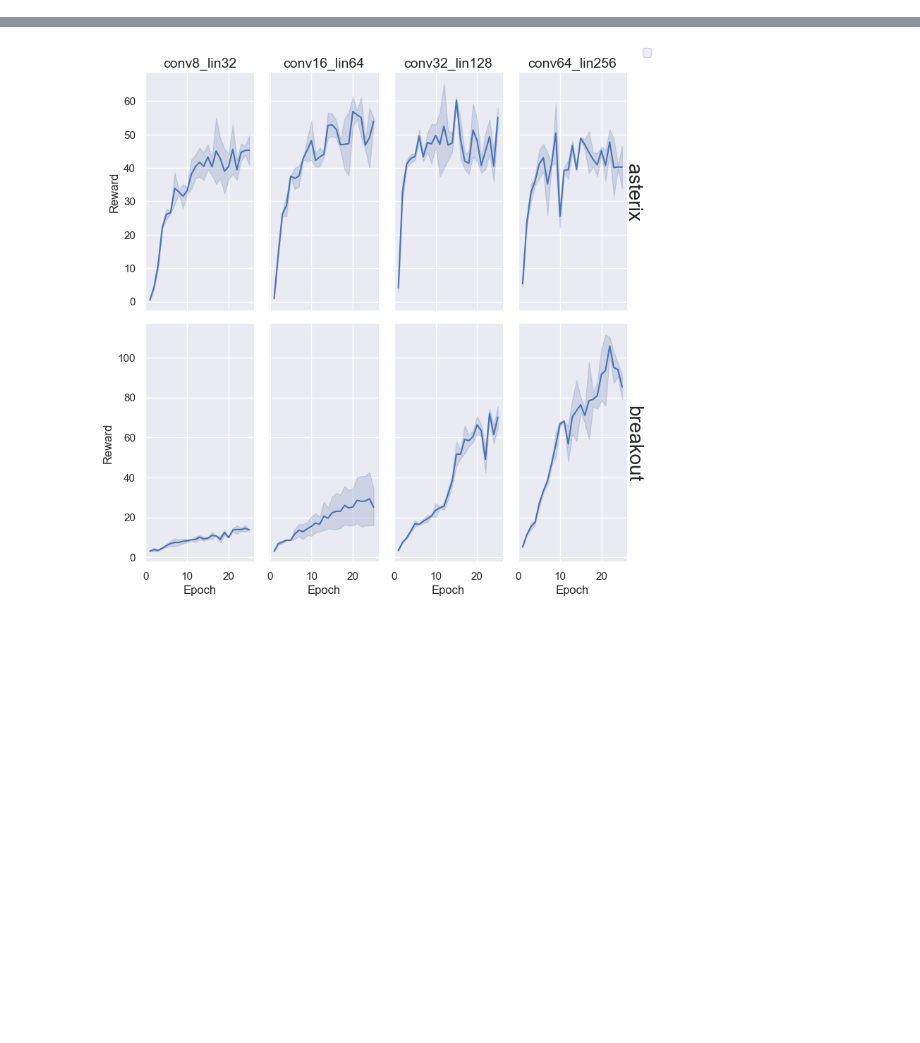
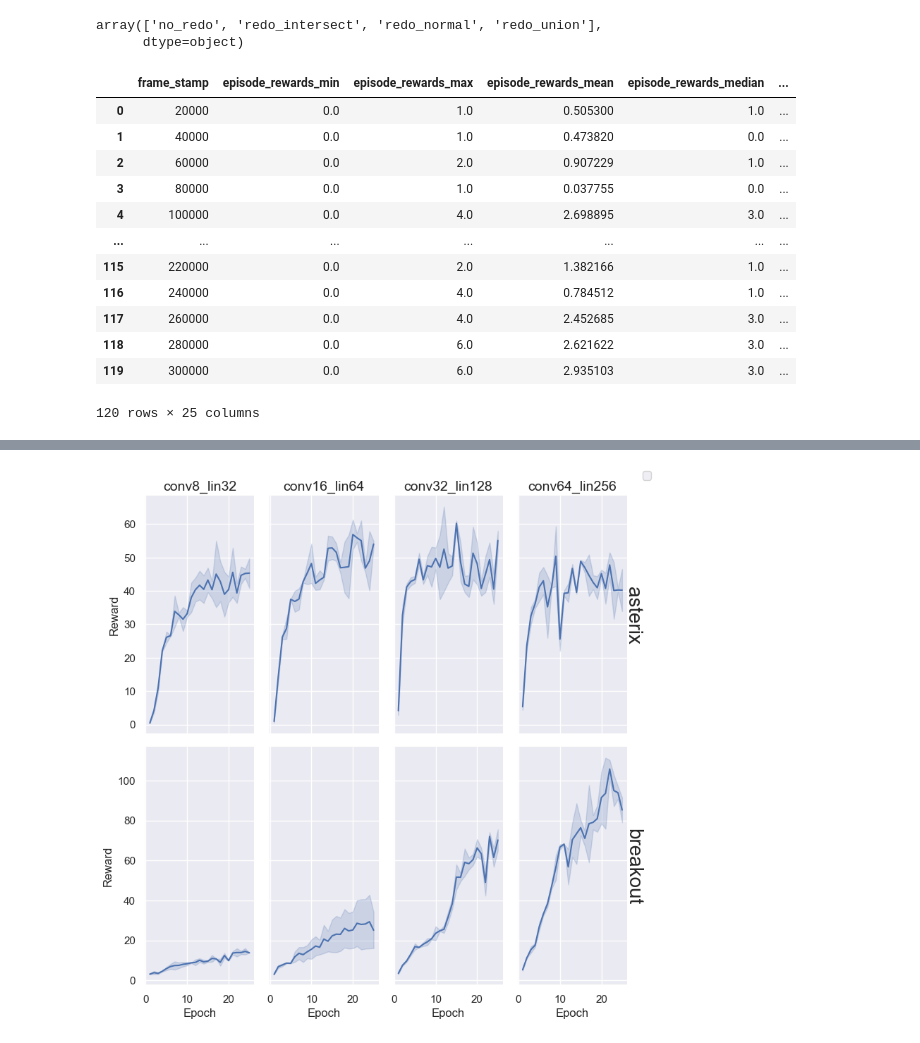
Before and after one commit to mariusdgm/minatar_work, a Jupyter notebook: notebooks/prepare_ai_days_poster.ipynb, the cells around one changed output, grey strips where cells are left out. Cells and saved outputs as stored; diff of their text form; code cells hidden in the pictures; blank space fills up the shorter version.

```diff
--- a/notebooks/prepare_ai_days_poster.ipynb
+++ b/notebooks/prepare_ai_days_poster.ipynb
@@ -149,3 +166,24 @@ KeyError: 'frame_stamp'
+# %%
+df["redo_type"].unique()
+# %% [output]
+array(['no_redo', 'redo_intersect', 'redo_normal', 'redo_union'],
+      dtype=object)
+# %%
+df
+# %% [output]
+|  | frame_stamp | episode_rewards_min | episode_rewards_max | episode_rewards_mean | episode_rewards_median | ... |
+| 0 | 20000 | 0.0 | 1.0 | 0.505300 | 1.0 | ... |
+| 1 | 40000 | 0.0 | 1.0 | 0.473820 | 0.0 | ... |
+| 2 | 60000 | 0.0 | 2.0 | 0.907229 | 1.0 | ... |
+| 3 | 80000 | 0.0 | 1.0 | 0.037755 | 0.0 | ... |
+| 4 | 100000 | 0.0 | 4.0 | 2.698895 | 3.0 | ... |
+| ... | ... | ... | ... | ... | ... | ... |
+| 115 | 220000 | 0.0 | 2.0 | 1.382166 | 1.0 | ... |
+| 116 | 240000 | 0.0 | 4.0 | 0.784512 | 1.0 | ... |
+| 117 | 260000 | 0.0 | 4.0 | 2.452685 | 3.0 | ... |
+| 118 | 280000 | 0.0 | 6.0 | 2.621622 | 3.0 | ... |
+| 119 | 300000 | 0.0 | 6.0 | 2.935103 | 3.0 | ... |
+120 rows × 25 columns
 # %%
 # All displayed on top of facet
 
```
Also changed, not shown: parts of 6 cells of this notebook, 4 other files.
